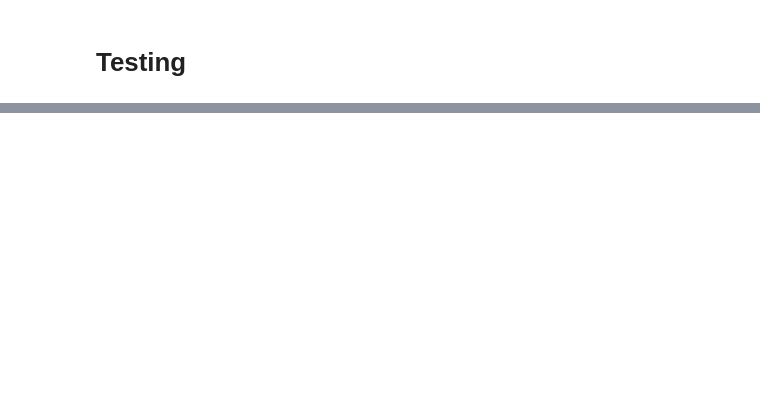
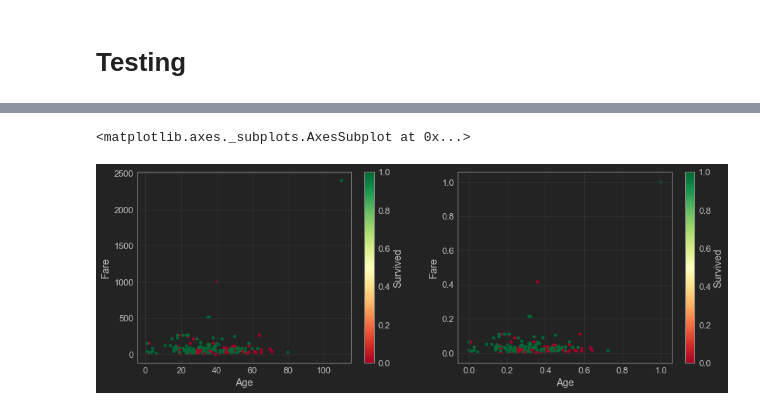
Before and after one commit to james-salafatinos/Titanic-Kaggle, a Jupyter notebook: Titanic ML.ipynb, the cells around one changed output, grey strips where cells are left out. Saved outputs shown, nothing was run; the diff lists cells and outputs as text; code cells hidden in the pictures; blank space fills up the shorter version.

Commit message:
Updated main code, more comments, scaling

```diff
--- a/Titanic ML.ipynb
+++ b/Titanic ML.ipynb
@@ -230,0 +346,19 @@ Decision Tree classification Accuracy:  0.8595505617977528
+# %%
+#Original Data
+num, cat = type_split(passenger)
+#Scaling
+num_scaled = scaler(num, MinMaxScaler)
+
+fig, axes = plt.subplots(nrows = 1, ncols = 2, figsize = (15,5))
+
+num.plot(x = 'Age', y = 'Fare', kind = 'scatter',
+         marker = 'o', c = 'Survived', ax = axes[0],
+         cmap = plt.get_cmap('RdYlGn'))
+
+
+num_scaled.plot(x = 'Age', y = 'Fare', kind = 'scatter',
+                marker = 'o', c = 'Survived', ax = axes[1],
+                cmap = plt.get_cmap('RdYlGn'))
+# %% [output]
+<matplotlib.axes._subplots.AxesSubplot at 0x...>
+[figure, added]
```
Also changed, not shown: parts of 27 cells of this notebook.
